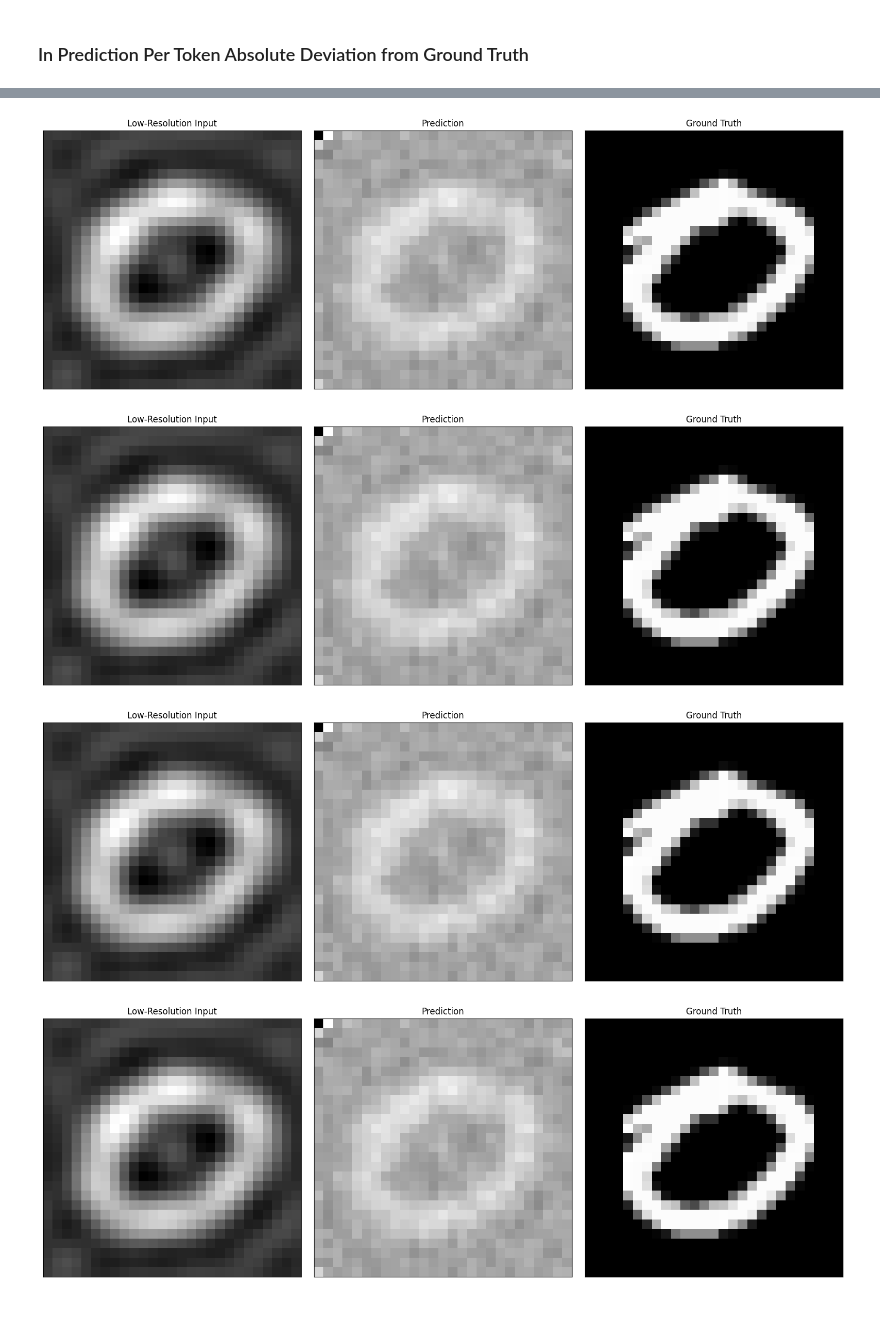
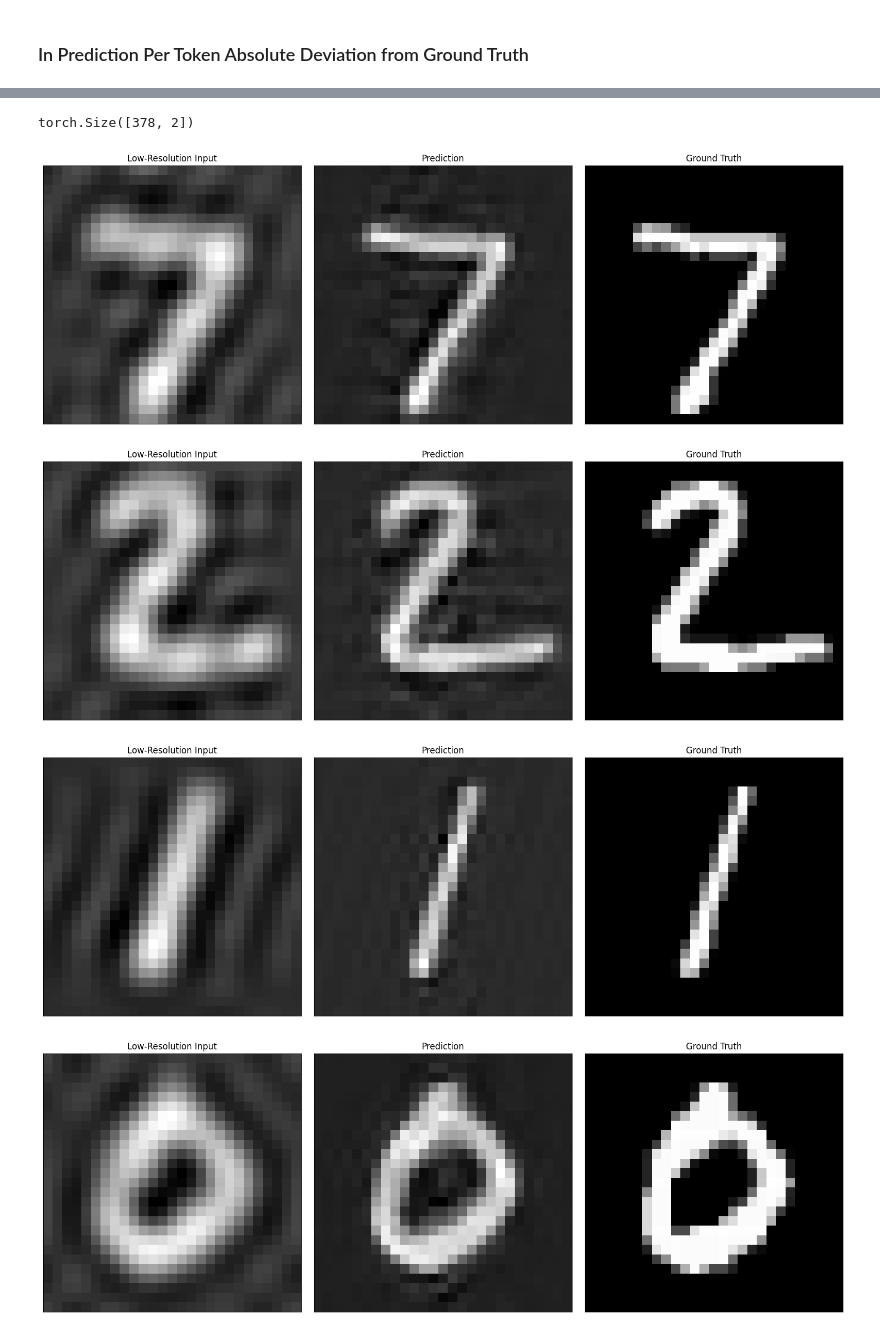
Before and after one commit to AmanKukde/FourierImageTransformer, a Jupyter notebook: examples/Super-Resolution - MNIST Example.ipynb, the cells around one changed output, grey strips where cells are left out. Saved outputs shown, nothing was run; the diff lists cells and outputs as text; code cells hidden in the pictures.

```diff
--- a/examples/Super-Resolution - MNIST Example.ipynb
+++ b/examples/Super-Resolution - MNIST Example.ipynb
@@ -28,7 +28,7 @@ import ssl
 ssl._create_default_https_context = ssl._create_unverified_context
 import scipy
 seed_everything(22122020)
-dm = MNIST_SResFITDM(root_dir='./datamodules/data/', batch_size=32,subset_flag = True)
+dm = MNIST_SResFITDM(root_dir='./datamodules/data/', batch_size=32,subset_flag = False)
 dm.prepare_data()
 dm.setup()
 r, phi, flatten_order, order = get_polar_rfft_coords_2D(img_shape=dm.gt_shape)
@@ -41,11 +41,12 @@ model = SResTransformerModule(d_model=n_heads*d_query,
                               dst_order=order,
                               loss='prod',
                               lr=0.0001, weight_decay=0.01, n_layers=8,
-                              n_heads=n_heads, d_query=d_query, dropout=0.1, attention_dropout=0.1,num_shells = 5,
+                              n_heads=n_heads, d_query=d_query, dropout=0.1, attention_dropout=0.1,num_shells =5,
                               model_type = 'fast')
+
 fig = plt.figure()
 psnr_dict = {}
-trained_model_path = '/home/aman.kukde/Projects/FourierImageTransformer/models/Fast_prod__L_8_H_8_s_5_subset_True_27-03_12-32-16/last.ckpt'
+trained_model_path = '/home/aman.kukde/Projects/FourierImageTransformer/models/Fast_prod__L_8_H_8_s_5_subset_False_27-03_16-58-36/epoch=222-step=383337.ckpt'
 weights = torch.load(trained_model_path)['state_dict']
 model.load_state_dict(weights)
 model.cuda()
@@ -75,5 +116,5 @@ HPU available: False, using: 0 HPUs
 # %%
-for fc, (mag_min, mag_max) in dm.train_dataloader():
+for fc, (mag_min, mag_max) in dm.test_dataloader():
     break
 
 fc = fc.to('cuda')
@@ -83,11 +124,11 @@ low_res = fc[:, flatten_order][:, :model.input_seq_length]
 x_fc = fc[:, flatten_order][:, :-1]
 y_fc = fc[:, flatten_order][:, 1:]
 gt = fc[:, flatten_order]
-
+print(low_res.shape)
 with torch.no_grad():
-    pred = model.sres.forward_inference(low_res,model.input_seq_length)
-    pred_forward = model.sres.forward(x_fc)
+    pred = model.sres.forward_inference(low_res,causal = True)
+    # pred_forward = model.sres.forward(x_fc)
 
 
-print(f"training loss: {model.criterion(pred_forward,y_fc,mag_min,mag_max)}")
+# print(f"training loss: {model.criterion(pred_forward,y_fc,mag_min,mag_max)}")
 # %% [output]
@@ -117,8 +188,26 @@ plt.legend();plt.show()
 # %%
+for fc, (mag_min, mag_max) in dm.test_dataloader():
+    break
+
+fc = fc.to('cuda')
+mag_min = mag_min.to('cuda')
+mag_max = mag_max.to('cuda')
+low_res = fc[:, flatten_order][:, :model.input_seq_length]
+
+x_fc = fc[:, flatten_order][:, :-1]
+y_fc = fc[:, flatten_order][:, 1:]
+gt = fc[:, flatten_order]
+
+with torch.no_grad():
+    pred = model.sres.forward_inference(low_res)
+
+
+# print(f"training loss: {model.criterion(pred_forward,y_fc,mag_min,mag_max)}")
+
 
 lowres = torch.zeros_like(pred)
 lowres += fc.min(); lowres[:, :model.input_seq_length] = fc[:, model.dst_flatten_order][:, :model.input_seq_length]
-pref_forward_img = model.convert2img(fc=pred_forward, mag_min=mag_min, mag_max=mag_max)
+# pref_forward_img = model.convert2img(fc=pred_forward, mag_min=mag_min, mag_max=mag_max)
 pred_img = model.convert2img(fc=pred, mag_min=mag_min, mag_max=mag_max)
 lowres_img = model.convert2img(fc=lowres, mag_min=mag_min, mag_max=mag_max)
 gt_img = model.convert2img(fc=fc[:, model.dst_flatten_order], mag_min=mag_min, mag_max=mag_max)
@@ -177,34 +266,35 @@ for i in range(5):
     ax2 = plt.subplot(gs[4])
     plt.subplots_adjust(top = 1, bottom = 0, right = 1, left = 0,
                         hspace = 0, wspace = 0)
     ax0.xaxis.set_major_locator(plt.NullLocator())
     ax0.yaxis.set_major_locator(plt.NullLocator())
     lowres_psnr = PSNR(gt_img, lowres_img)
     # lowres_img_vs_gt_img_psnr = PSNR(gt_img[sample].cpu()[2:, 2:], lowres_img[sample].cpu()[2:, 2:], drange=torch.tensor(255., dtype=torch.float32))
     ax0.imshow(np.roll(abs(torch.fft.rfftn(lowres_img[sample].cpu(),dim = [0,1])),13,0))
     ax0.set_title('Low-Resolution Input');
     ax0.set_xlabel(f'PSNR: {lowres_psnr[sample].cpu().detach()} dB')
     ax0.axis('equal');
 
     ax1.xaxis.set_major_locator(plt.NullLocator())
     ax1.yaxis.set_major_locator(plt.NullLocator())
     ax1.imshow(np.roll(abs(torch.fft.rfftn(pred_img[sample].cpu(),dim = [0,1])),13,0))
     pred_psnr = PSNR(gt_img, pred_img)
     # pred_vs_gt_img_psnr = PSNR(gt_img[sample].cpu()[2:, 2:], pred_img[sample].cpu()[2:, 2:], drange=torch.tensor(255., dtype=torch.float32))
     ax1.set_title('Prediction');
     ax1.set_xlabel(f'PSNR: {pred_psnr[sample].cpu().detach()} dB')
     ax1.axis('equal');
 
     ax2.xaxis.set_major_locator(plt.NullLocator())
     ax2.yaxis.set_major_locator(plt.NullLocator())
     ax2.imshow(np.roll(abs(torch.fft.rfftn(gt_img[sample].cpu(),dim = [0,1])),13,0))
     ax2.set_title('Ground Truth');
     # ax2.set_xlabel(f'Max: {gt_img[sample].cpu().max():.2f} Min: {gt_img[sample].cpu().min():.2f}');
     ax2.axis('equal');
     diff.append(lowres_psnr - pred_psnr)
 # %% [output]
 No artists with labels found to put in legend.  Note that artists whose label start with an underscore are ignored when legend() is called with no argument.
+torch.Size([378, 2])
-[figure, old version]
+[figure, new version]
-[figure, old version]
+[figure, new version]
-[figure, old version]
+[figure, new version]
-[figure, old version]
+[figure, new version]
```
Also changed, not shown: parts of 12 cells of this notebook, 4 other files.
